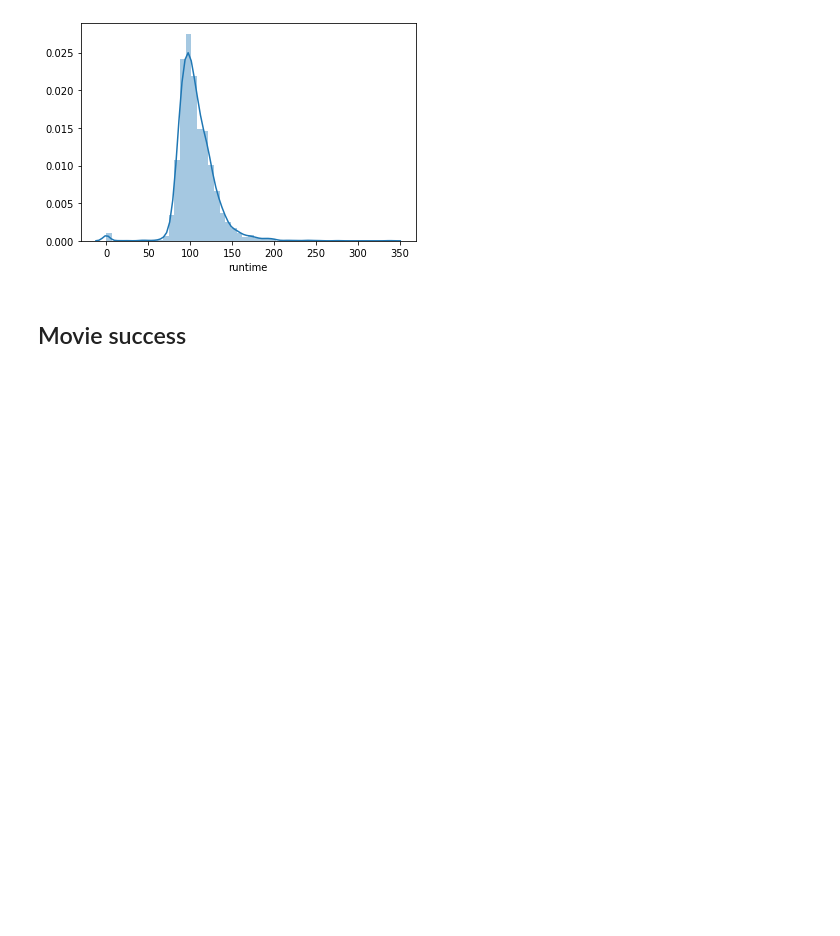
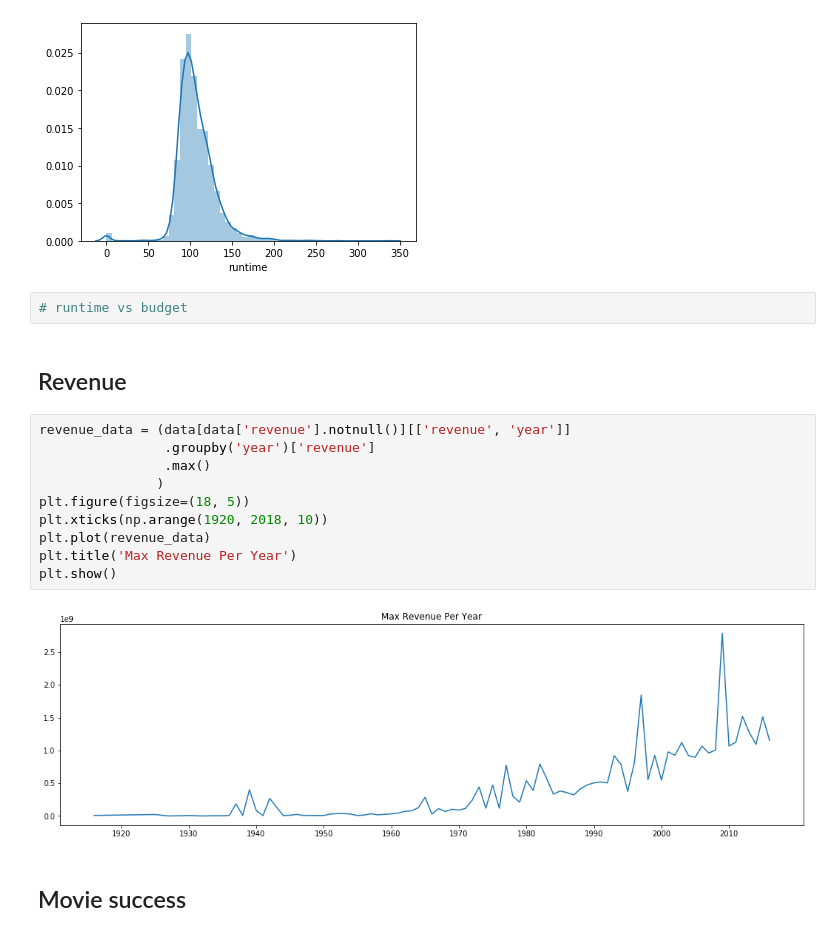
Before and after one commit to leyaof/movie-analysis, a Jupyter notebook: movie-analysis.ipynb, the cells around one changed output. Drawn from its saved outputs; the diff is of its cells as text; blank space fills up the shorter version.

Commit message:
added max revenue yearly plot

```diff
--- a/movie-analysis.ipynb
+++ b/movie-analysis.ipynb
@@ -212,6 +220,22 @@ sns.distplot(data.runtime)
 # %% [output]
 <matplotlib.axes._subplots.AxesSubplot at 0x...>
 [figure]
+# %%
+# runtime vs budget
+# %% [markdown]
+## Revenue
+# %%
+revenue_data = (data[data['revenue'].notnull()][['revenue', 'year']]
+                .groupby('year')['revenue']
+                .max()
+               )
+plt.figure(figsize=(18, 5))
+plt.xticks(np.arange(1920, 2018, 10))
+plt.plot(revenue_data)
+plt.title('Max Revenue Per Year')
+plt.show()
+# %% [output]
+[figure, added]
 # %% [markdown]
 ## Movie success
 # %% [markdown]
```
Also changed, not shown: parts of 5 cells of this notebook.
